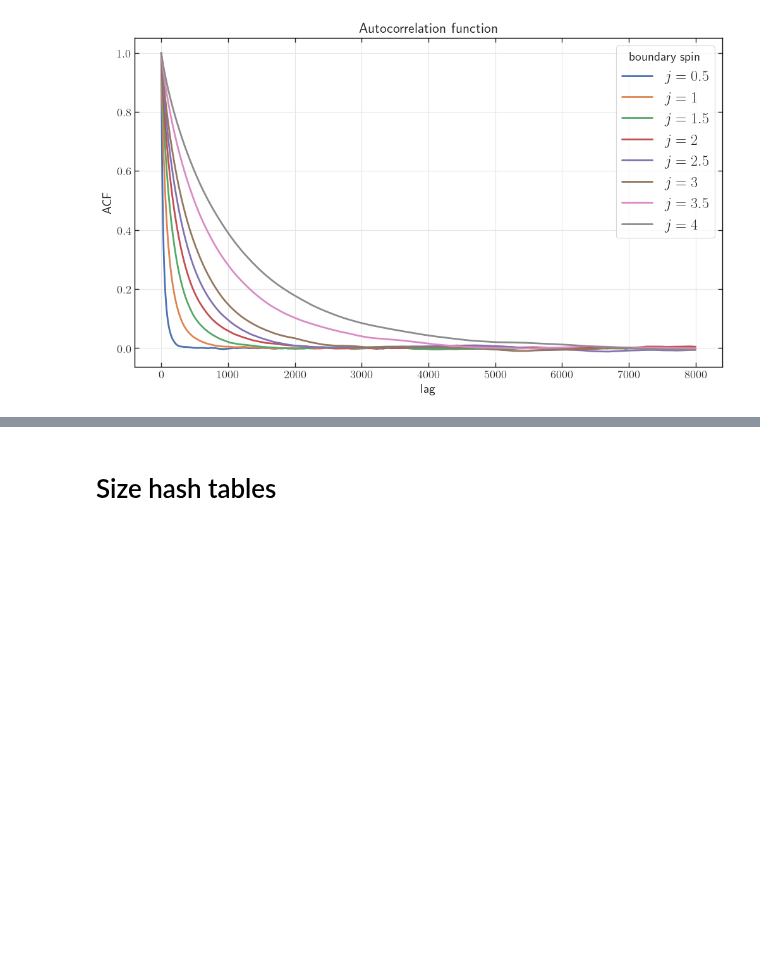
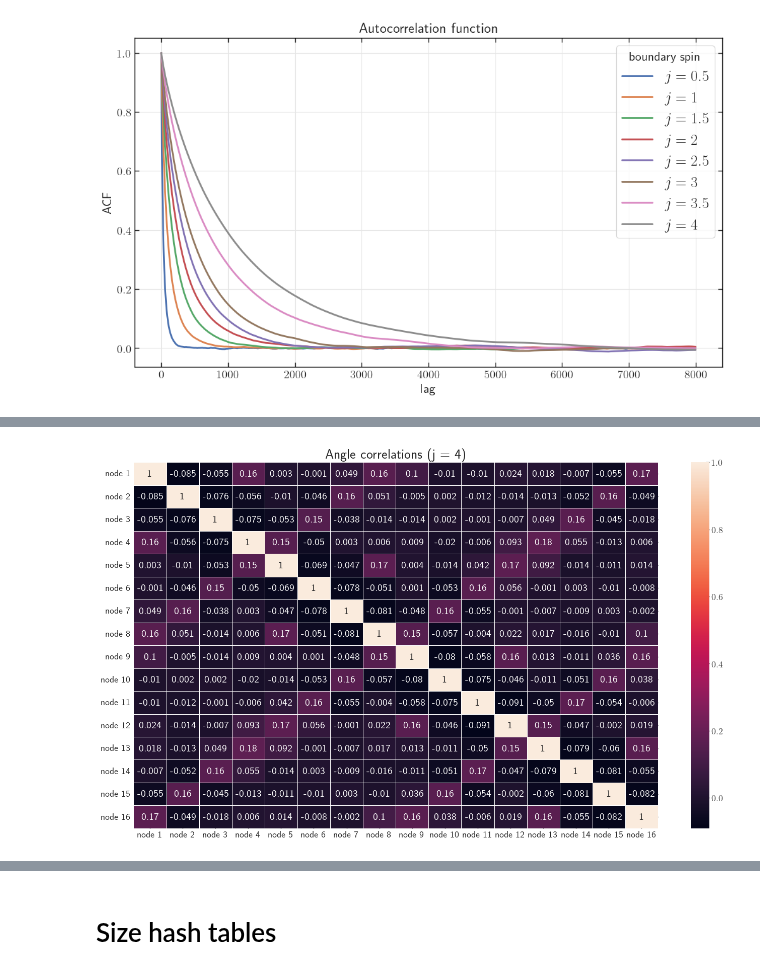
Before and after one commit to PietropaoloFrisoni/MCMC_16_cells_spinfoam, a Jupyter notebook: notebooks/Operators.ipynb, the cells around one changed output, grey strips where cells are left out. Cells and saved outputs as stored; diff of their text form; code cells hidden in the pictures; blank space fills up the shorter version.

Commit message:
assembling and plotting operators

```diff
--- a/notebooks/Operators.ipynb
+++ b/notebooks/Operators.ipynb
@@ -697,3 +697,24 @@ printfile = "./plots/angles_autocorrelations"
 plt.savefig(printfile + ".svg")
 # %% [output]
 [figure]
+# %%
+chains_assembled = 30
+
+node = 1
+
+df = pd.read_csv(
+    f"{data_folder}/j_4/N_1000000__sigma_0.3__burnin_10/operators/angles/correlations/chains_assembled_30.csv",
+    low_memory=False,
+    index_col=0,
+)
+
+# scatter requires a column with spins
+# spin_list = [0.5, 1, 1.5, 2, 2.5, 3, 3.5, 4]
+# regular_cos_angles = [-0.33333 for i in range(0, 8)]
+
+# df["lag"] = df.index
+
+# df["spin"] = spin_list
+# df["reg_angles"] = regular_cos_angles
+# %%
+df = df.round(decimals=3)
@@ -699,0 +741,16 @@ plt.savefig(printfile + ".svg")
+# %%
+scale = 1.4
+
+# df.style.background_gradient(cmap="coolwarm", axis=None).set_precision(2)
+plt.figure(figsize=(12 * scale, 6.75 * scale))
+# plt.figure(figsize=(11, 8))
+ax = plt.axes()
+sns.heatmap(df, annot=True, linewidth=0.5, cmap="rocket", ax=ax)
+
+ax.set_title("Angle correlations (j = 4)", fontsize=20)
+
+# save the plot
+printfile = "./plots/angles_correlations"
+plt.savefig(printfile + ".svg")
+# %% [output]
+[figure, added]
```
Also changed, not shown: parts of 2 cells of this notebook, 1 other file.
